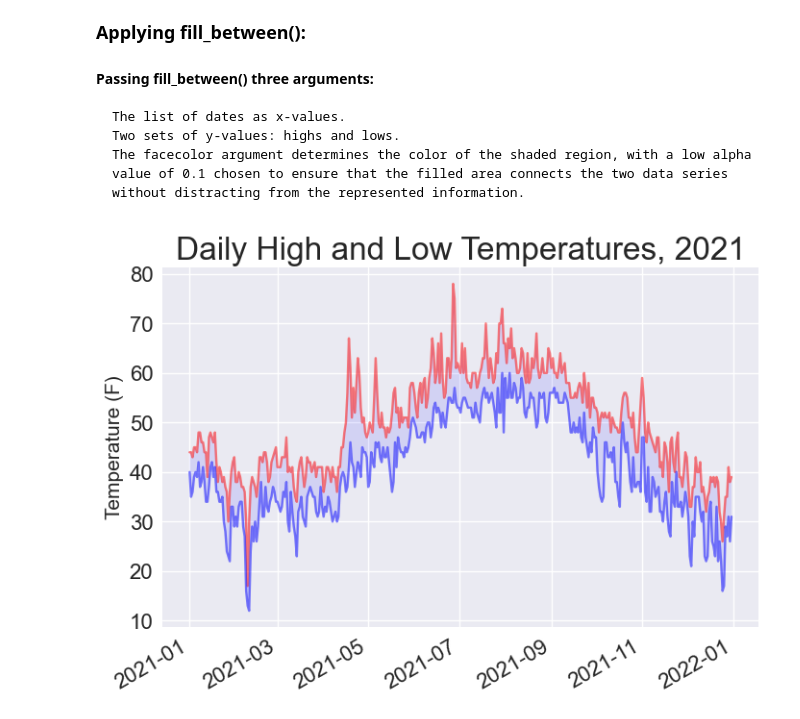
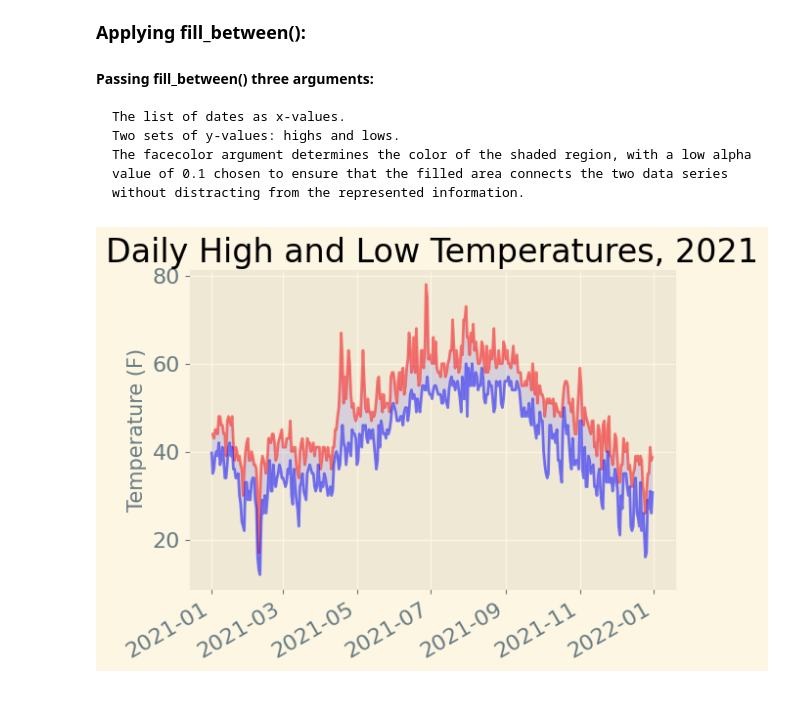
Before and after one commit to tropicalfishonastick/Data-Analytics-Package, a Jupyter notebook: Downloading Data/sitka _highs_lows1.ipynb, the cells around one changed output. Cells and saved outputs as stored; diff of their text form; code cells hidden in the pictures.

```diff
--- a/Downloading Data/sitka _highs_lows1.ipynb
+++ b/Downloading Data/sitka _highs_lows1.ipynb
@@ -20,32 +20,32 @@ import matplotlib.pyplot as plt
 
 path = Path('weather_data/sitka_weather_2021_simple.csv')
 lines = path.read_text().splitlines()
 reader = csv.reader(lines)
 header_row = next(reader)
 
 # Extract dates and high temperatures.
 dates, highs, lows = [], [], []
 for row in reader:
     current_date = datetime.strptime(row[2], '%Y-%m-%d')
     high = int(row[4])
     low = int(row[5])
     dates.append(current_date)
     highs.append(high)
     lows.append(low)
 
 # Plot the high and low temperatures.
-plt.style.use('seaborn')
+plt.style.use('Solarize_Light2')
 fig, ax = plt.subplots()
 ax.plot(dates, highs, color='red', alpha=0.5)
 ax.plot(dates, lows, color='blue', alpha=0.5)
 ax.fill_between(dates, highs, lows, facecolor='blue', alpha=0.1)
 
 # Format plot.
 ax.set_title("Daily High and Low Temperatures, 2021", fontsize=24)
 ax.set_xlabel('', fontsize=16)
 fig.autofmt_xdate()
 ax.set_ylabel("Temperature (F)", fontsize=15)
 ax.tick_params(labelsize=16)
 plt.show()
 # %% [output]
-[figure, old version]
+[figure, new version]
```
